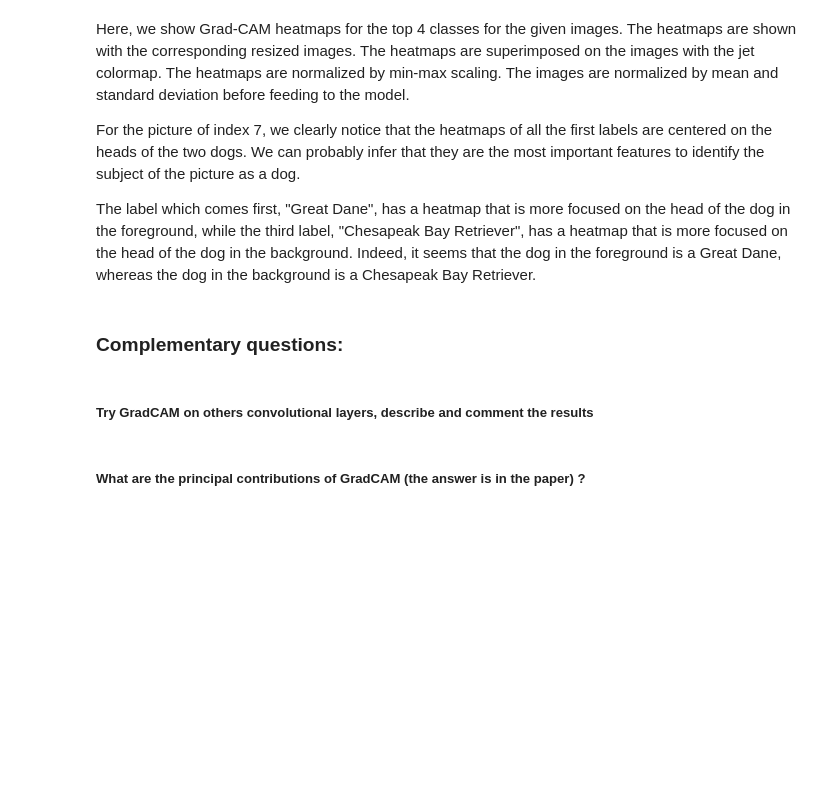
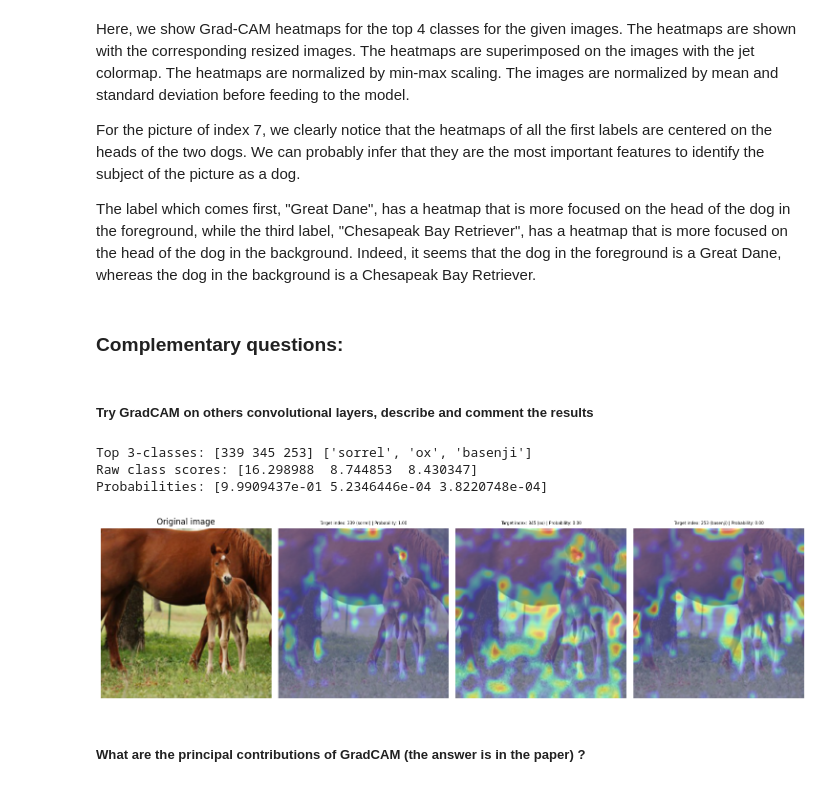
Before and after one commit to MariusAlonso/MVA-DLIP, a Jupyter notebook: TP2/TP2_GradCAM.ipynb, the cells around one changed output. Saved outputs shown, nothing was run; the diff lists cells and outputs as text; code cells hidden in the pictures; blank space fills up the shorter version.

Commit message:
nouvelle cellule qui permet le choix de la layer pour gradcam

```diff
--- a/TP2/TP2_GradCAM.ipynb
+++ b/TP2/TP2_GradCAM.ipynb
@@ -219,6 +218,3 @@ def Grad_CAM(model, input_image):
 
     plt.tight_layout()
     plt.show()
-# %%
-resnet34 = models.resnet34(weights='ResNet34_Weights.IMAGENET1K_V1')
-resnet34.eval() # set the model to evaluation mode
@@ -262,2 +332,11 @@ The label which comes first, "Great Dane", has a heatmap that is more focused on
+# %%
+# test Grad_CAM
+index = 10
+heatmap = Grad_CAM_bis(resnet34, dataset[index][0].view(1, 3, 224, 224), layer="layer2")
+# %% [output]
+Top 3-classes: [339 345 253] ['sorrel', 'ox', 'basenji']
+Raw class scores: [16.298988  8.744853  8.430347]
+Probabilities: [9.9909437e-01 5.2346446e-04 3.8220748e-04]
+[figure, added]
 # %% [markdown]
 ##### What are the principal contributions of GradCAM (the answer is in the paper) ?
```
Also changed, not shown: parts of 3 cells of this notebook.
